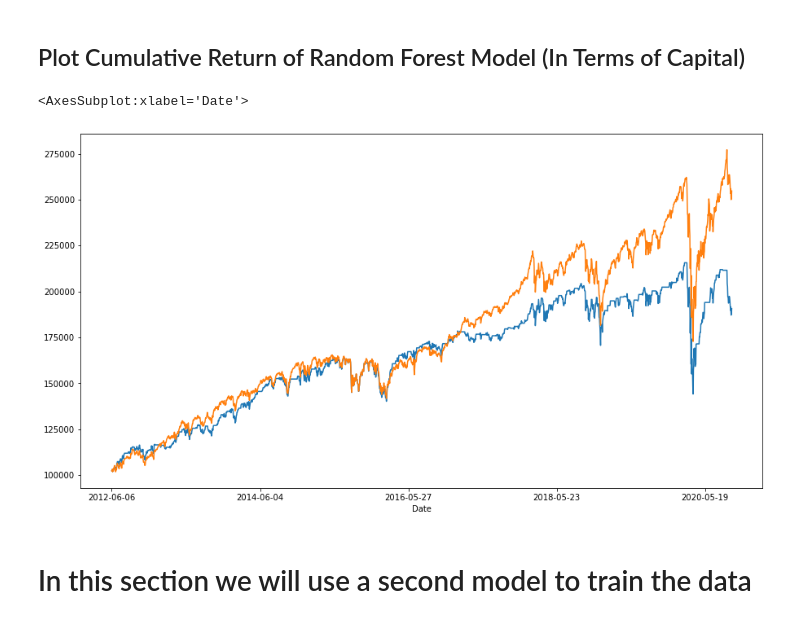
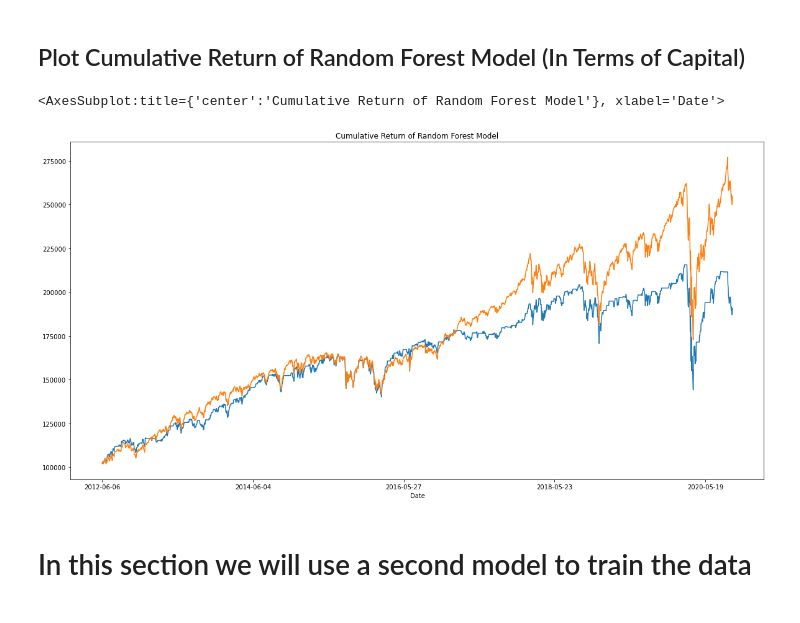
Before and after one commit to JessicaDeCunha/Machine-Learning-Models-in-Algorithmic-Trading, a Jupyter notebook: Algorithmic_trading.ipynb, the cells around one changed output. Cells and saved outputs as stored; diff of their text form; code cells hidden in the pictures.

Commit message:
saved images

```diff
--- a/Algorithmic_trading.ipynb
+++ b/Algorithmic_trading.ipynb
@@ -448,17 +453,17 @@ matthews_corrcoef(y_test, predictions_rfc)
 # %%
 # Set initial capital allocation
 initial_capital = 100000
 
 # Plot cumulative return of model in terms of capital
 cumulative_return_capital = initial_capital * (1 + (results['Return'] * results['Predicted Value'])).cumprod()
-cumulative_return_capital.plot(figsize=(15,8))
+cumulative_return_capital.plot(figsize=(20,10))
 
 # Compare cumulative return of index (SP500)
 cumulative_return_index=initial_capital * (1 + (results['Return'])) .cumprod()
-cumulative_return_index.plot(figsize=(15,8))
+cumulative_return_index.plot(figsize=(20,10), title="Cumulative Return of Random Forest Model")
 # %% [output]
-<AxesSubplot:xlabel='Date'>
+<AxesSubplot:title={'center':'Cumulative Return of Random Forest Model'}, xlabel='Date'>
-[figure, old version]
+[figure, new version]
 # %% [markdown]
 # In this section we will use a second model to train the data
 # %% [markdown]
```
Also changed, not shown: parts of 6 cells of this notebook, 7 other files.
